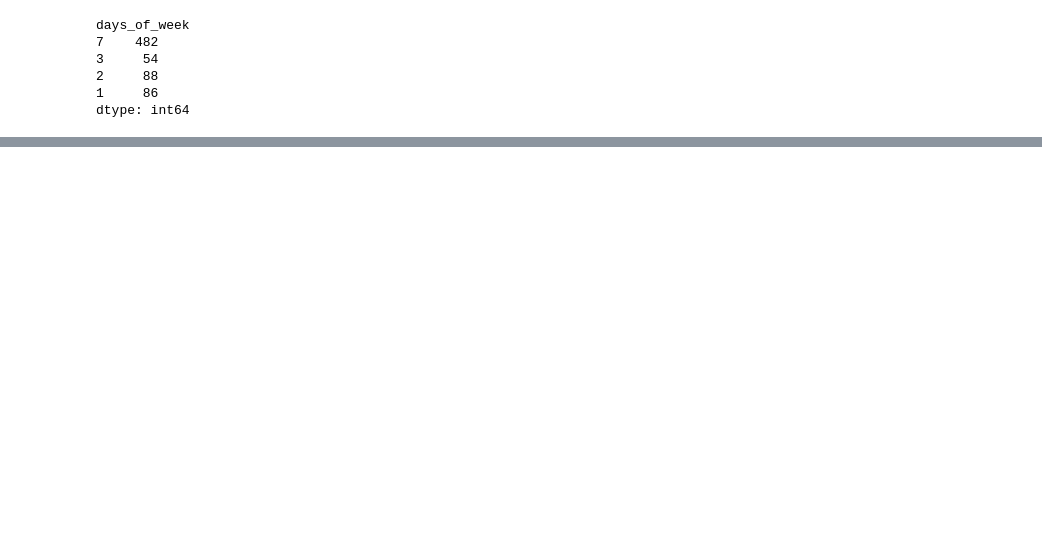
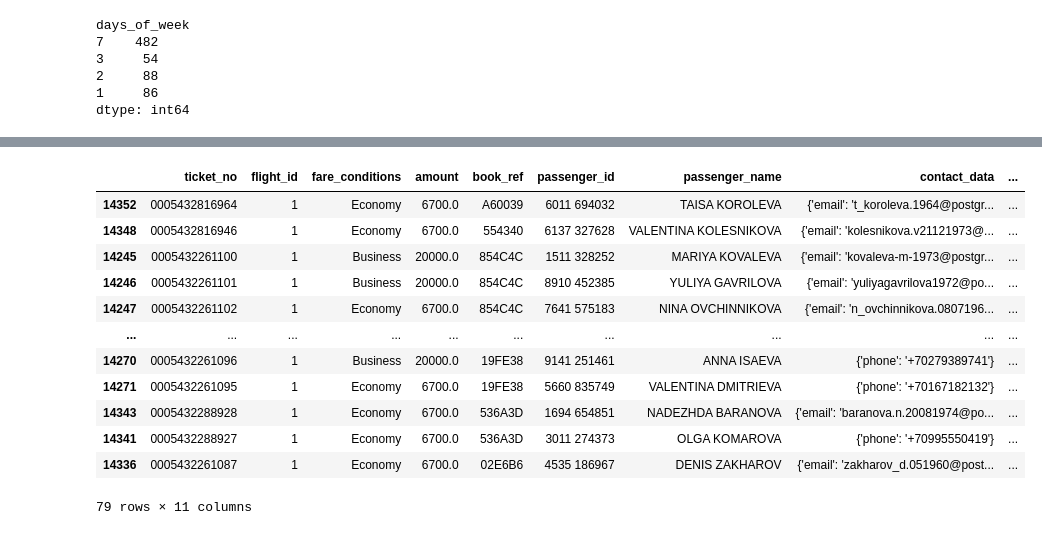
Before and after one commit to novayazarya/postgresql, a Jupyter notebook: raw-sql-vs-pandas-cookbook.ipynb, the cells around one changed output, grey strips where cells are left out. Drawn from its saved outputs; the diff is of its cells as text; code cells hidden in the pictures; blank space fills up the shorter version.

```diff
--- a/raw-sql-vs-pandas-cookbook.ipynb
+++ b/raw-sql-vs-pandas-cookbook.ipynb
@@ -884,0 +973,20 @@ dtype: int64
+# %%
+frame = ticket_flights.merge(tickets, on='ticket_no').merge(bookings, on='book_ref').query('flight_id == 1')
+# %%
+frame.assign(count=frame.sort_values('book_date') \
+            .groupby([frame.book_date.dt.month, frame.book_date.dt.day]) \
+            .cumcount()+1).sort_values('book_date')
+# %% [output]
+|  | ticket_no | flight_id | fare_conditions | amount | book_ref | passenger_id | passenger_name | contact_data | ... |
+| 14352 | 0005432816964 | 1 | Economy | 6700.0 | A60039 | 6011 694032 | TAISA KOROLEVA | {'email': 't_koroleva.1964@postgr... | ... |
+| 14348 | 0005432816946 | 1 | Economy | 6700.0 | 554340 | 6137 327628 | VALENTINA KOLESNIKOVA | {'email': 'kolesnikova.v21121973@... | ... |
+| 14245 | 0005432261100 | 1 | Business | 20000.0 | 854C4C | 1511 328252 | MARIYA KOVALEVA | {'email': 'kovaleva-m-1973@postgr... | ... |
+| 14246 | 0005432261101 | 1 | Business | 20000.0 | 854C4C | 8910 452385 | YULIYA GAVRILOVA | {'email': 'yuliyagavrilova1972@po... | ... |
+| 14247 | 0005432261102 | 1 | Economy | 6700.0 | 854C4C | 7641 575183 | NINA OVCHINNIKOVA | {'email': 'n_ovchinnikova.0807196... | ... |
+| ... | ... | ... | ... | ... | ... | ... | ... | ... | ... |
+| 14270 | 0005432261096 | 1 | Business | 20000.0 | 19FE38 | 9141 251461 | ANNA ISAEVA | {'phone': '+70279389741'} | ... |
+| 14271 | 0005432261095 | 1 | Economy | 6700.0 | 19FE38 | 5660 835749 | VALENTINA DMITRIEVA | {'phone': '+70167182132'} | ... |
+| 14343 | 0005432288928 | 1 | Economy | 6700.0 | 536A3D | 1694 654851 | NADEZHDA BARANOVA | {'email': 'baranova.n.20081974@po... | ... |
+| 14341 | 0005432288927 | 1 | Economy | 6700.0 | 536A3D | 3011 274373 | OLGA KOMAROVA | {'phone': '+70995550419'} | ... |
+| 14336 | 0005432261087 | 1 | Economy | 6700.0 | 02E6B6 | 4535 186967 | DENIS ZAKHAROV | {'email': 'zakharov_d.051960@post... | ... |
+79 rows × 11 columns
```
Also changed, not shown: parts of 11 cells of this notebook.
